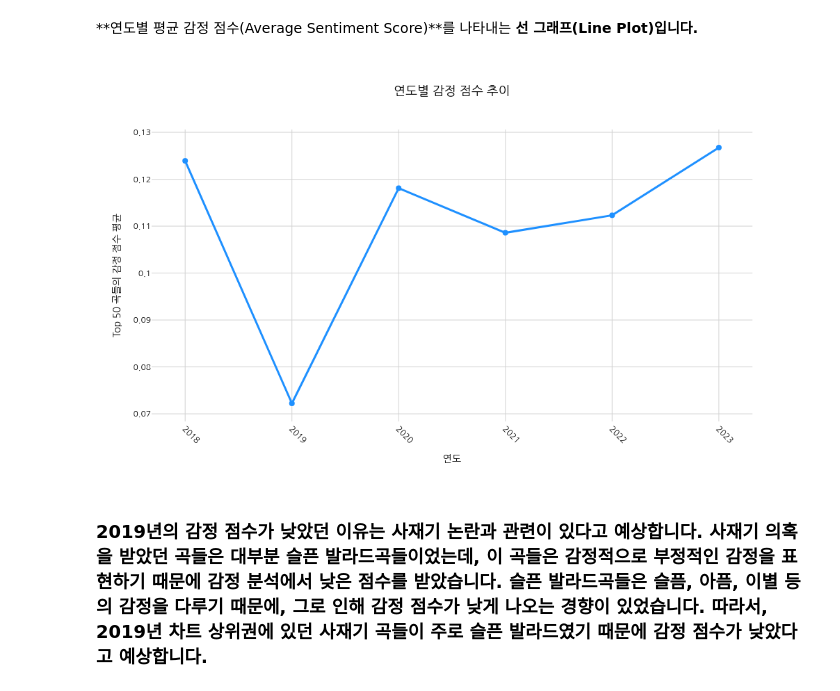
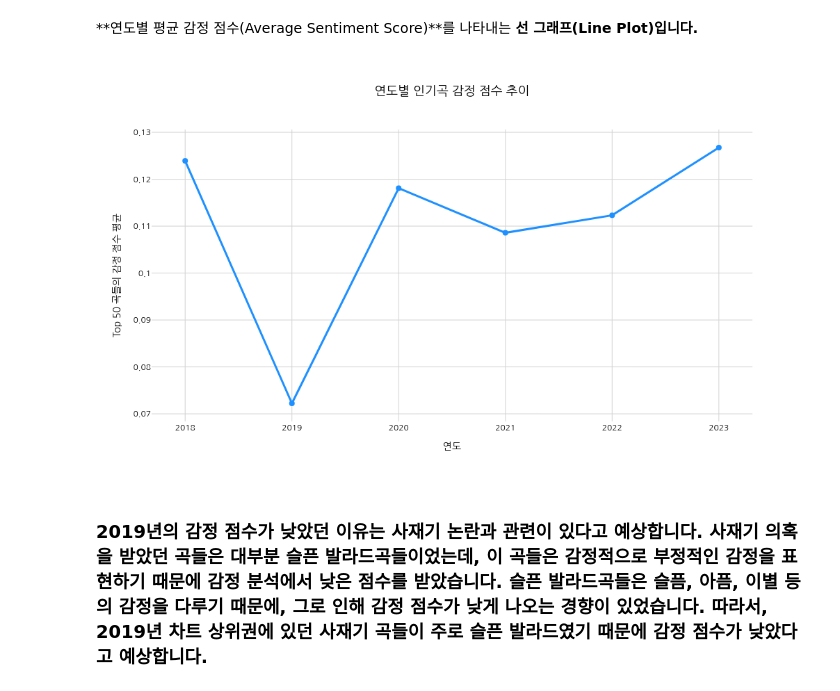
Before and after one commit to joonone2/music-analysis, a Jupyter notebook: melon.ipynb, the cells around one changed output. Saved outputs shown, nothing was run; the diff lists cells and outputs as text; code cells hidden in the pictures.

```diff
--- a/melon.ipynb
+++ b/melon.ipynb
@@ -267,35 +348,35 @@ import plotly.graph_objects as go
 fig = go.Figure()
 
 # Line Plot 추가
 fig.add_trace(go.Scatter(
     x=avg_sentiment_df['Year'],
     y=avg_sentiment_df['Average Sentiment'],
     mode='lines+markers',
     line=dict(color='dodgerblue', width=3),
     marker=dict(color='dodgerblue', size=8)
 ))
 
 # 그래프 제목과 레이블 설정
 fig.update_layout(
-    title='연도별 감정 점수 추이',
+    title='연도별 인기곡 감정 점수 추이',
     xaxis_title='연도',
     yaxis_title='Top 50 곡들의 감정 점수 평균',
     title_font_size=18,
     title_font=dict(family="NanumGothic", size=18, color="black"),
     title_x=0.5,
     xaxis_tickangle=45,
     font=dict(family="NanumGothic", size=12, color="black"),
     plot_bgcolor="white",
     paper_bgcolor="white",
-    xaxis=dict(showgrid=True, gridwidth=1, gridcolor='lightgray'),
+    xaxis=dict(showgrid=True, gridwidth=1, gridcolor='lightgray', tickangle=0),
     yaxis=dict(showgrid=True, gridwidth=1, gridcolor='lightgray'),
     showlegend=False,  # 범례 제거
     width=1024,
     height=600
 )
 
 fig.show(renderer="png")
 # %% [output]
-[figure, old version]
+[figure, new version]
 # %% [markdown]
 ### 2019년의 감정 점수가 낮았던 이유는 **사재기 논란**과 관련이 있다고 예상합니다. 사재기 의혹을 받았던 곡들은 대부분 **슬픈 발라드**곡들이었는데, 이 곡들은 감정적으로 **부정적인 감정**을 표현하기 때문에 감정 분석에서 **낮은 점수**를 받았습니다. 슬픈 발라드곡들은 **슬픔, 아픔, 이별** 등의 감정을 다루기 때문에, 그로 인해 **감정 점수**가 낮게 나오는 경향이 있었습니다. 따라서, 2019년 차트 상위권에 있던 사재기 곡들이 주로 슬픈 발라드였기 때문에 감정 점수가 낮았다고 예상합니다.
```
Also changed, not shown: parts of 8 cells of this notebook.
